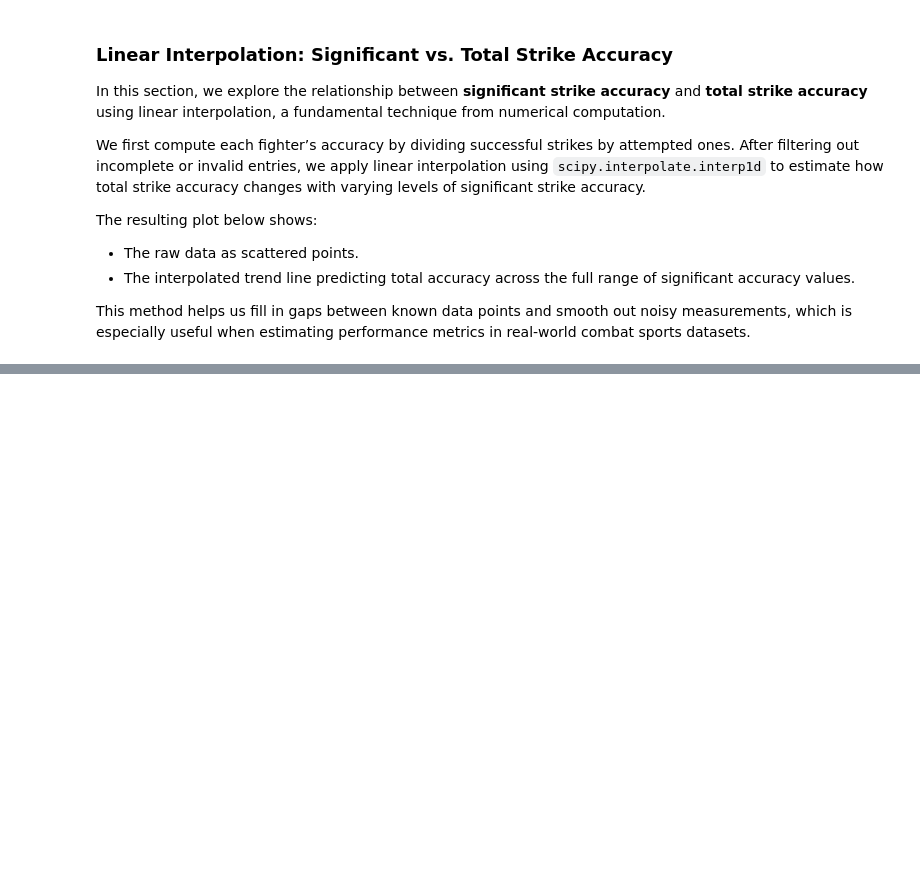
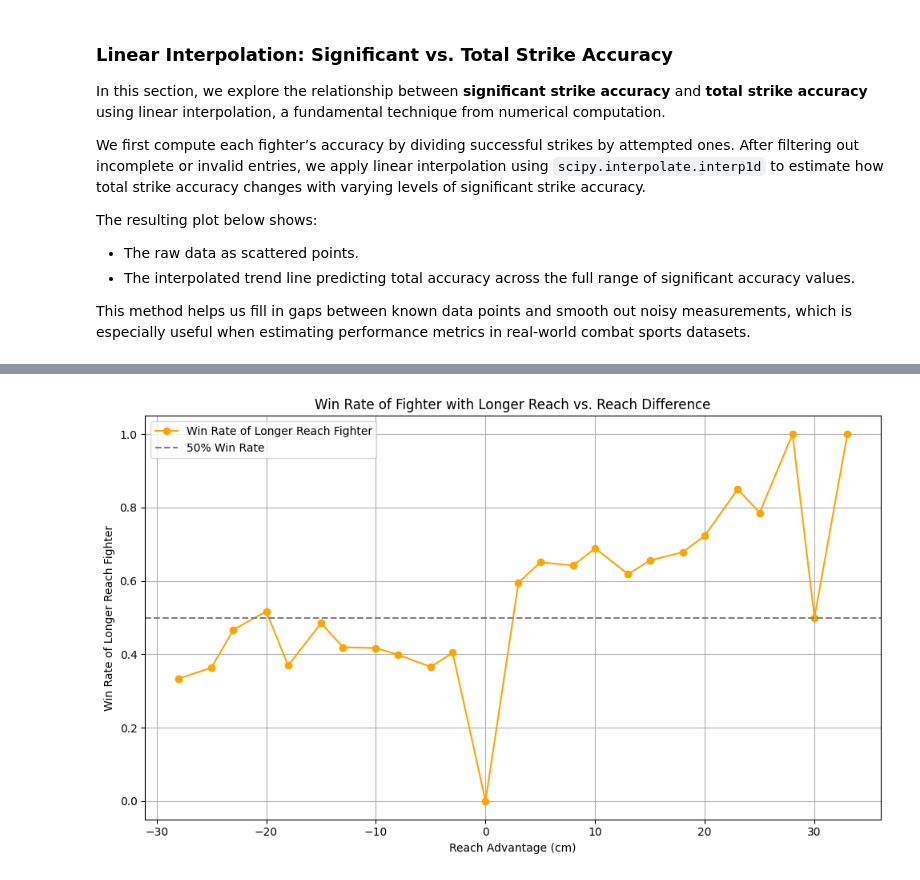
Before and after one commit to spo078/csci3656_final, a Jupyter notebook: Analysis/analysis.ipynb, the cells around one changed output, grey strips where cells are left out. Cells and saved outputs as stored; diff of their text form; code cells hidden in the pictures; blank space fills up the shorter version.

```diff
--- a/Analysis/analysis.ipynb
+++ b/Analysis/analysis.ipynb
@@ -240,0 +369,52 @@ This method helps us fill in gaps between known data points and smooth out noisy
+# %%
+import pandas as pd
+import numpy as np
+import matplotlib.pyplot as plt
+
+# Load datasets
+fighter_data = pd.read_csv("../Data Cleaning/cleaned data/cleaned_ufc_fighter_data.csv")
+fight_data = pd.read_csv("../Data Cleaning/cleaned data/cleaned_ufc_fight_data.csv")
+
+# Merge reach info into fight data
+fighters_reach = fighter_data[['fighter_id', 'fighter_reach_cm']]
+fight_reach = fight_data.merge(fighters_reach, left_on='f_1', right_on='fighter_id', how='left')
+fight_reach.rename(columns={'fighter_reach_cm': 'f_1_reach'}, inplace=True)
+fight_reach.drop('fighter_id', axis=1, inplace=True)
+
+fight_reach = fight_reach.merge(fighters_reach, left_on='f_2', right_on='fighter_id', how='left')
+fight_reach.rename(columns={'fighter_reach_cm': 'f_2_reach'}, inplace=True)
+fight_reach.drop('fighter_id', axis=1, inplace=True)
+
+# Label if longer reach fighter won
+def label_reach_win(row):
+    if pd.isna(row['f_1_reach']) or pd.isna(row['f_2_reach']):
+        return None
+    reach_diff = row['f_1_reach'] - row['f_2_reach']
+    if row['winner'] == row['f_1']:
+        return 1 if reach_diff > 0 else 0
+    elif row['winner'] == row['f_2']:
+        return 1 if reach_diff < 0 else 0
+    return None
+
+fight_reach['taller_reach_won'] = fight_reach.apply(label_reach_win, axis=1)
+fight_reach['reach_diff'] = fight_reach['f_1_reach'] - fight_reach['f_2_reach']
+
+# Clean and group by reach difference
+reach_analysis = fight_reach[['reach_diff', 'taller_reach_won']].dropna()
+reach_analysis['reach_diff_rounded'] = reach_analysis['reach_diff'].round()
+
+grouped = reach_analysis.groupby('reach_diff_rounded')['taller_reach_won'].mean().reset_index()
+
+# Plot
+plt.figure(figsize=(10, 6))
+plt.plot(grouped['reach_diff_rounded'], grouped['taller_reach_won'], marker='o', color='orange', label='Win Rate of Longer Reach Fighter')
+plt.axhline(0.5, color='gray', linestyle='--', label='50% Win Rate')
+plt.title("Win Rate of Fighter with Longer Reach vs. Reach Difference")
+plt.xlabel("Reach Advantage (cm)")
+plt.ylabel("Win Rate of Longer Reach Fighter")
+plt.grid(True)
+plt.legend()
+plt.tight_layout()
+plt.show()
+# %% [output]
+[figure, added]
```
Also changed, not shown: parts of 10 cells of this notebook, 6 other files.
